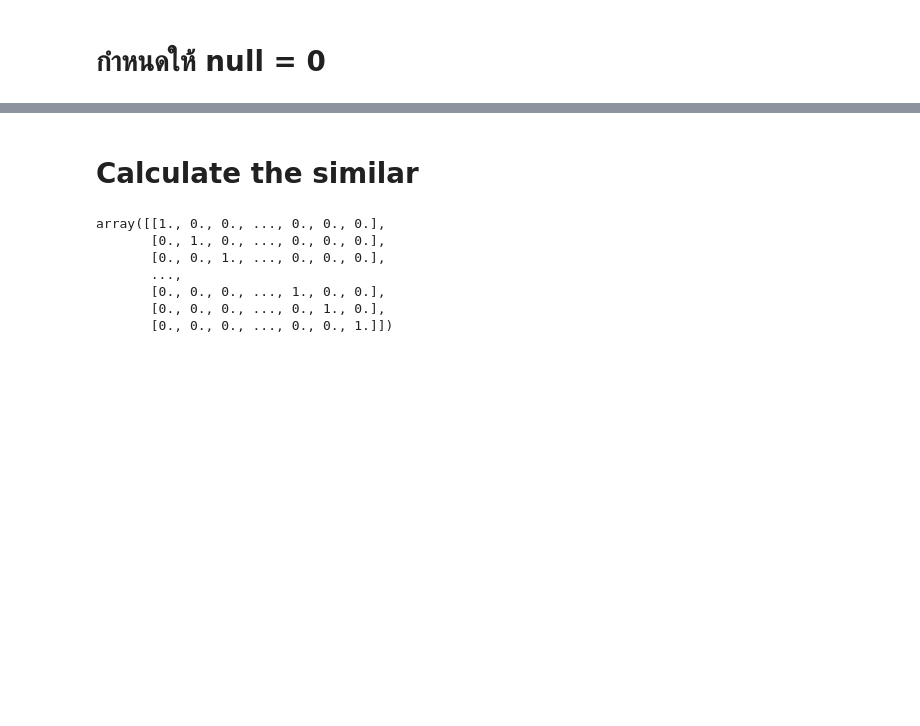
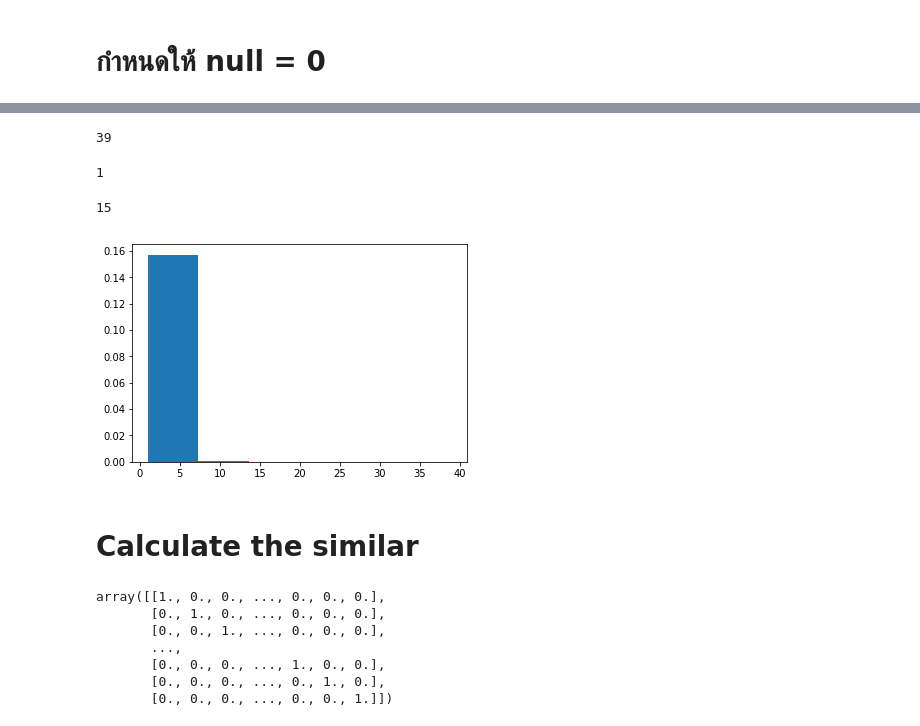
Before and after one commit to Kanbc/recommender-systems, a Jupyter notebook: 5_promissing_models/collaborative-filtering/users-based/user_based_collaborative_filtering.ipynb, the cells around one changed output, grey strips where cells are left out. Cells and saved outputs as stored; diff of their text form; code cells hidden in the pictures; blank space fills up the shorter version.

```diff
--- a/5_promissing_models/collaborative-filtering/users-based/user_based_collaborative_filtering.ipynb
+++ b/5_promissing_models/collaborative-filtering/users-based/user_based_collaborative_filtering.ipynb
@@ -26,10 +26,10 @@ df_customer[:5]
 | 3 | 2224 |
 | 4 | 2284 |
 # %%
-data_age = pd.read_csv('../../../2_data/explored/customer_age.csv')
+
 order_item = pd.read_csv('../../../2_data/explored/order_item.csv')
 order = pd.read_csv('../../../2_data/explored/order.csv')
-order_succsess =pd.read_csv('../../../2_data/explored/order_success.csv')
+order_succsess =pd.read_csv('../../../2_data/prepared/order_success.csv')
 product = pd.read_csv('../../../2_data/explored/product.csv')
 
 
@@ -234,0 +240,3 @@ Length: 2351, dtype: int64
+# %%
+array=sum_df.as_matrix(columns=sum_df.columns[3:])
+array
@@ -235,3 +251,26 @@ Length: 2351, dtype: int64
+# %%
+np.max(array)
+# %% [output]
+39
+# %%
+np.min(array)
+# %% [output]
+1
+# %%
+quant= sum_df.QUANTITY.unique().shape[0]
+quant
+# %% [output]
+15
+# %%
+import matplotlib.pyplot as plt
+import numpy as np
+
+plot_age = array
+plt.hist(plot_age, normed=True, bins=)
+
+plt.show()
+# %% [output]
+[figure, added]
 # %% [markdown]
 # Calculate the similar
 # %%
```
Also changed, not shown: parts of 72 cells of this notebook, 2 other files.
